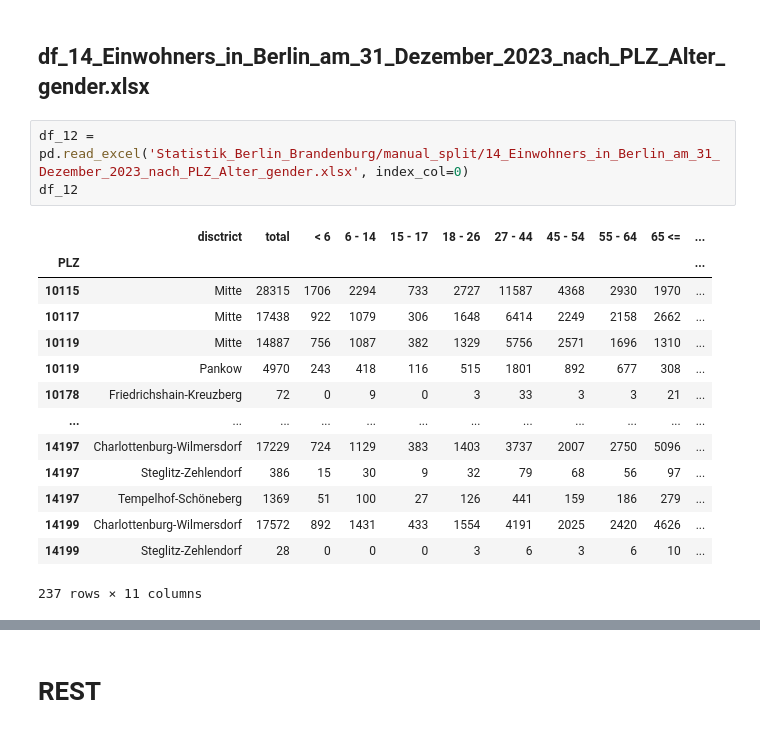
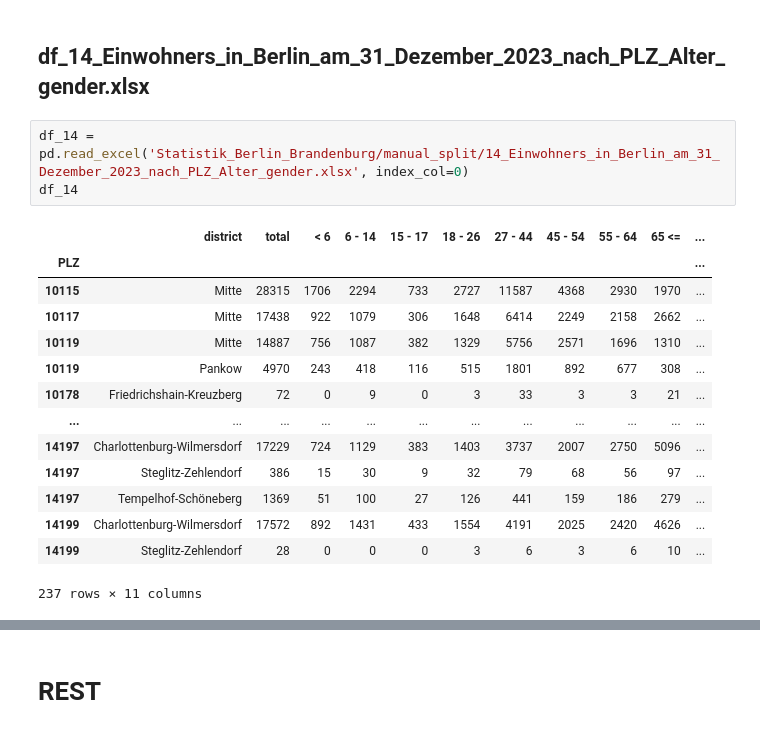
Before and after one commit to Lucky-0ne/geodata_berlin, a Jupyter notebook: main/python_package/geodata_berlin/data/other/districts/create_district_data.ipynb, the cells around one changed output, grey strips where cells are left out. Drawn from its saved outputs; the diff is of its cells as text.

Commit message:
fixed "disctrict" typo in PLZ population data

```diff
--- a/main/python_package/geodata_berlin/data/other/districts/create_district_data.ipynb
+++ b/main/python_package/geodata_berlin/data/other/districts/create_district_data.ipynb
@@ -172,10 +172,10 @@ df
 # %% [markdown]
 ## df_14_Einwohners_in_Berlin_am_31_Dezember_2023_nach_PLZ_Alter_gender.xlsx
 # %%
-df_12 = pd.read_excel('Statistik_Berlin_Brandenburg/manual_split/14_Einwohners_in_Berlin_am_31_Dezember_2023_nach_PLZ_Alter_gender.xlsx', index_col=0)
-df_12
+df_14 = pd.read_excel('Statistik_Berlin_Brandenburg/manual_split/14_Einwohners_in_Berlin_am_31_Dezember_2023_nach_PLZ_Alter_gender.xlsx', index_col=0)
+df_14
 # %% [output]
-|  | disctrict | total | < 6 | 6 - 14 | 15 - 17 | 18 - 26 | 27 - 44 | 45 - 54 | 55 - 64 | 65 <= | ... |
+|  | district | total | < 6 | 6 - 14 | 15 - 17 | 18 - 26 | 27 - 44 | 45 - 54 | 55 - 64 | 65 <= | ... |
 | PLZ |  |  |  |  |  |  |  |  |  |  | ... |
 | 10115 | Mitte | 28315 | 1706 | 2294 | 733 | 2727 | 11587 | 4368 | 2930 | 1970 | ... |
 | 10117 | Mitte | 17438 | 922 | 1079 | 306 | 1648 | 6414 | 2249 | 2158 | 2662 | ... |
```
Also changed, not shown: parts of 3 cells of this notebook, 4 other files.
